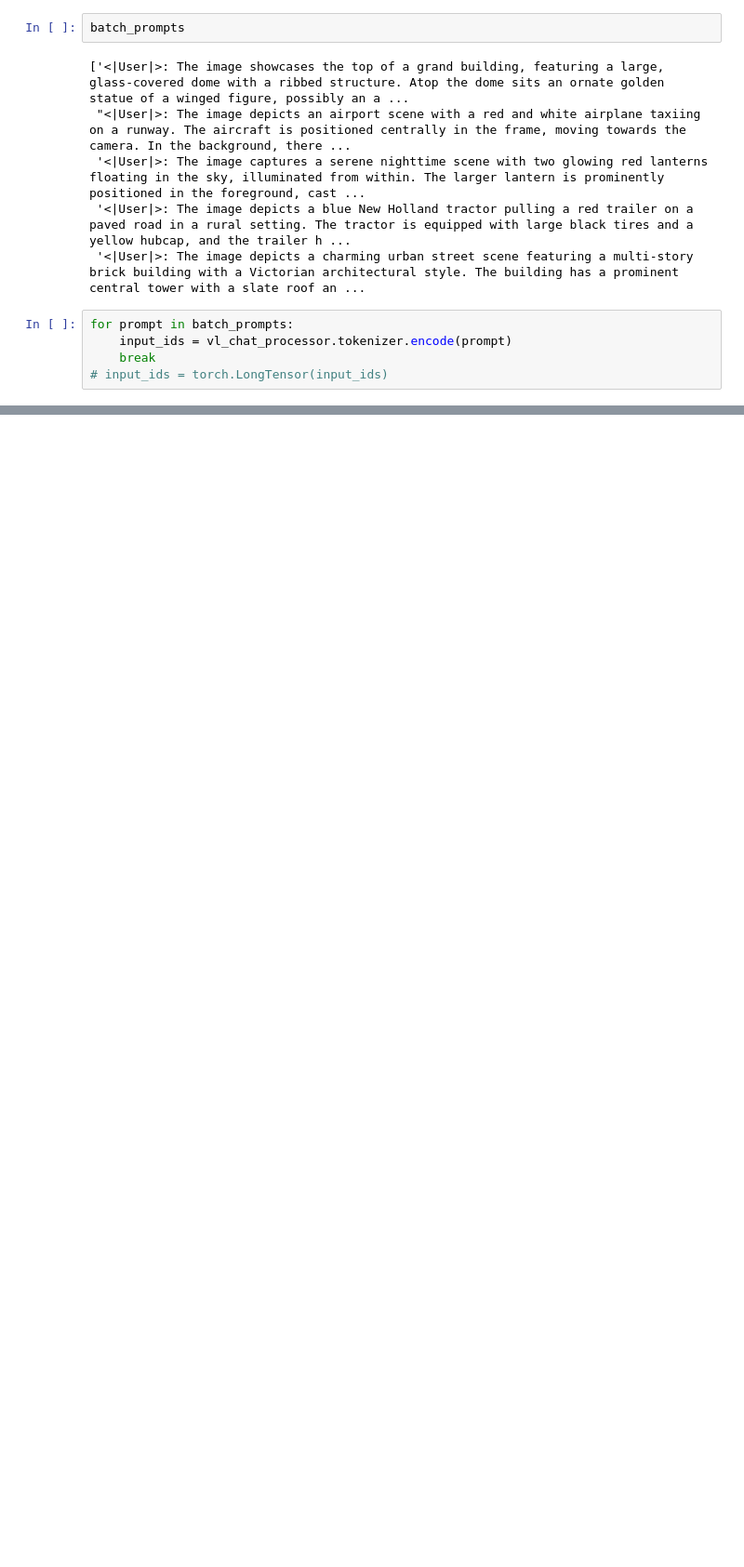
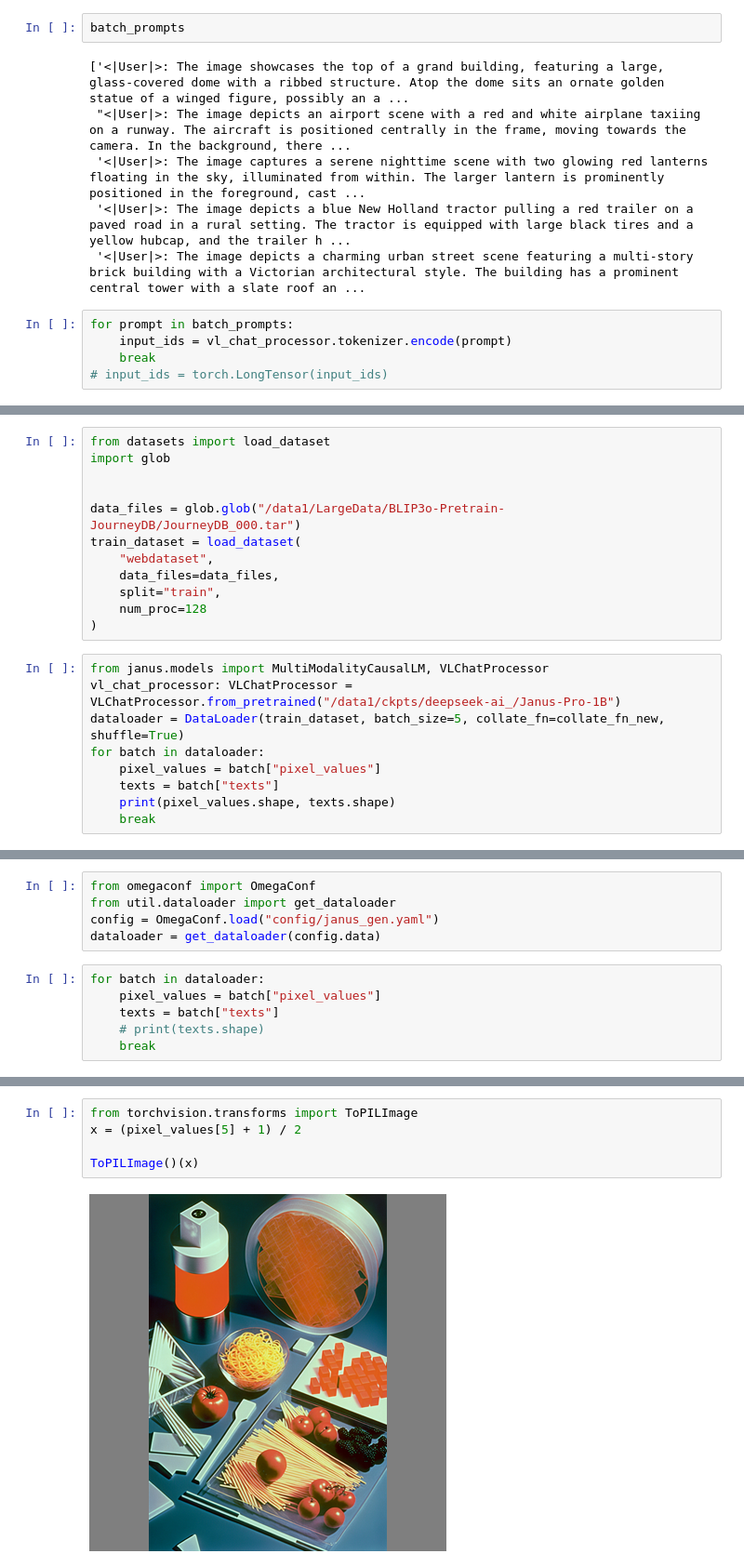
Before and after one commit to jiachunjin/one_janus, a Jupyter notebook: dev.ipynb, the cells around one changed output, grey strips where cells are left out. Shown at 93% size. Saved outputs shown, nothing was run; the diff lists cells and outputs as text; blank space fills up the shorter version.

```diff
--- a/dev.ipynb
+++ b/dev.ipynb
@@ -370,0 +471,21 @@ files_to_process
+# %%
+from datasets import load_dataset
+import glob
+
+
+data_files = glob.glob("/data1/LargeData/BLIP3o-Pretrain-JourneyDB/JourneyDB_000.tar")
+train_dataset = load_dataset(
+    "webdataset",
+    data_files=data_files,
+    split="train",
+    num_proc=128
+)
+# %%
+from janus.models import MultiModalityCausalLM, VLChatProcessor
+vl_chat_processor: VLChatProcessor = VLChatProcessor.from_pretrained("/data1/ckpts/deepseek-ai_/Janus-Pro-1B")
+dataloader = DataLoader(train_dataset, batch_size=5, collate_fn=collate_fn_new, shuffle=True)
+for batch in dataloader:
+    pixel_values = batch["pixel_values"]
+    texts = batch["texts"]
+    print(pixel_values.shape, texts.shape)
+    break
@@ -370,0 +502,11 @@ files_to_process
+# %%
+from omegaconf import OmegaConf
+from util.dataloader import get_dataloader
+config = OmegaConf.load("config/janus_gen.yaml")
+dataloader = get_dataloader(config.data)
+# %%
+for batch in dataloader:
+    pixel_values = batch["pixel_values"]
+    texts = batch["texts"]
+    # print(texts.shape)
+    break
@@ -370,0 +532,7 @@ files_to_process
+# %%
+from torchvision.transforms import ToPILImage
+x = (pixel_values[5] + 1) / 2
+
+ToPILImage()(x)
+# %% [output]
+[figure, added]
```
Also changed, not shown: parts of 15 cells of this notebook, 14 other files.
